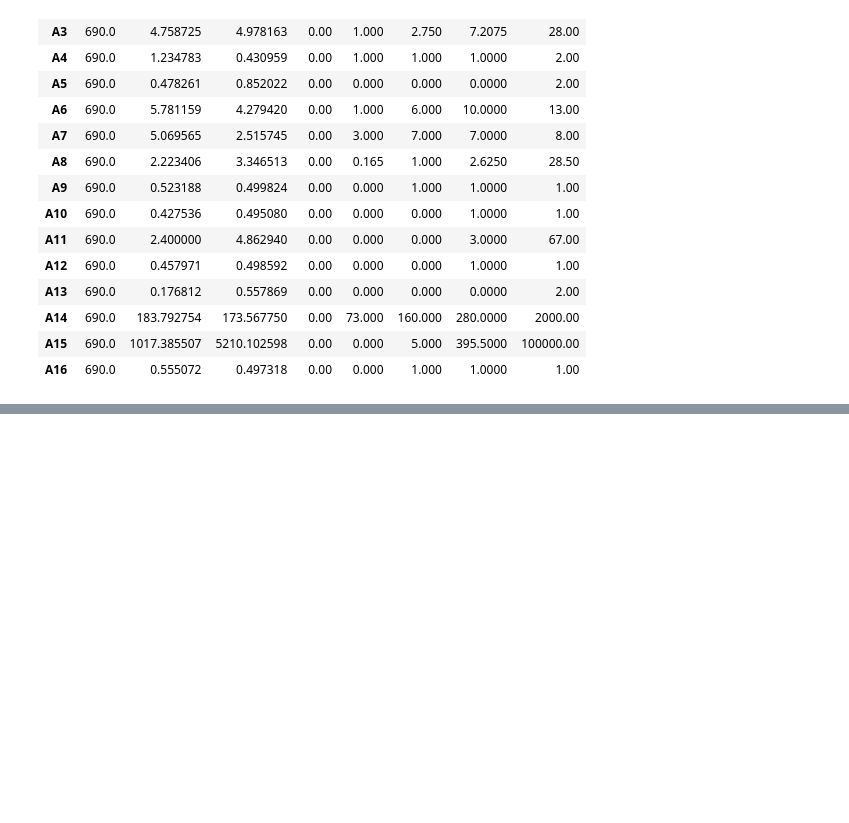
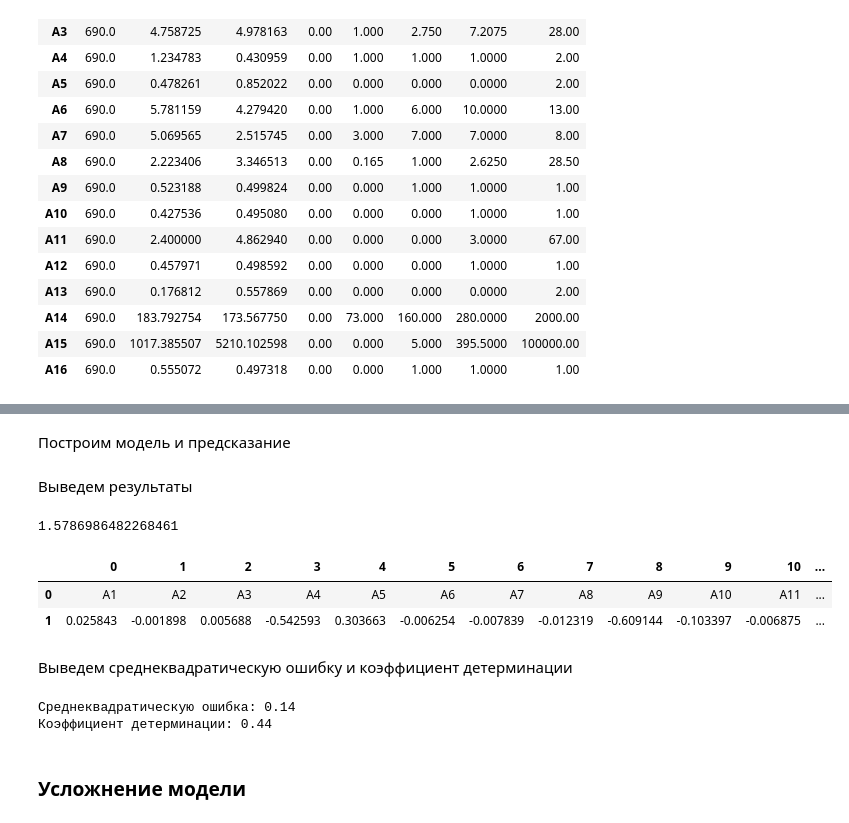
Before and after one commit to grigoriibaryshev/-, a Jupyter notebook: нис1.ipynb, the cells around one changed output, grey strips where cells are left out. Saved outputs shown, nothing was run; the diff lists cells and outputs as text; code cells hidden in the pictures; blank space fills up the shorter version.

Commit message:
добавлена модель линейной регрессии

```diff
--- a/нис1.ipynb
+++ b/нис1.ipynb
@@ -335,0 +378,41 @@ data.describe().transpose()
+# %%
+from sklearn.model_selection import train_test_split
+X = data.drop(['A16'], axis=1) #зависимые переменные
+y = data['A16'] #результаты
+X_train, X_test, y_train, y_test = train_test_split(X, y, test_size=0.3, random_state=42) #разделение данных
+# %% [markdown]
+Построим модель и предсказание
+# %%
+from sklearn.linear_model import LinearRegression
+from sklearn.metrics import mean_squared_error, r2_score
+# Инициализируем линейную регрессию
+model = LinearRegression()
+# натренируем модель на выбранных данных
+model.fit(X_train, y_train)
+# получим предсказание на тестовых данных
+y_pred = model.predict(X_test)
+# %% [markdown]
+Выведем результаты
+# %%
+#печатаем свободный коэффициент
+print(model.intercept_)
+# %% [output]
+1.5786986482268461
+# %%
+# выведим коэффиценты линейной регрессии и , так как их много,  запишем их в pd.DataFrame
+coef = pd.DataFrame(zip(X.columns, model.coef_))
+coef.transpose()
+# %% [output]
+|  | 0 | 1 | 2 | 3 | 4 | 5 | 6 | 7 | 8 | 9 | 10 | ... |
+| 0 | A1 | A2 | A3 | A4 | A5 | A6 | A7 | A8 | A9 | A10 | A11 | ... |
+| 1 | 0.025843 | -0.001898 | 0.005688 | -0.542593 | 0.303663 | -0.006254 | -0.007839 | -0.012319 | -0.609144 | -0.103397 | -0.006875 | ... |
+# %% [markdown]
+Выведем среднеквадратическую ошибку и коэффициент детерминации
+# %%
+print("Среднеквадратическую ошибка:", f'{mean_squared_error(y_test, y_pred):.2f}')
+print("Коэффициент детерминации:", f'{r2_score(y_test, y_pred):.2f}')
+# %% [output]
+Среднеквадратическую ошибка: 0.14
+Коэффициент детерминации: 0.44
+# %% [markdown]
+### Усложнение модели
```
Also changed, not shown: parts of 13 cells of this notebook.
